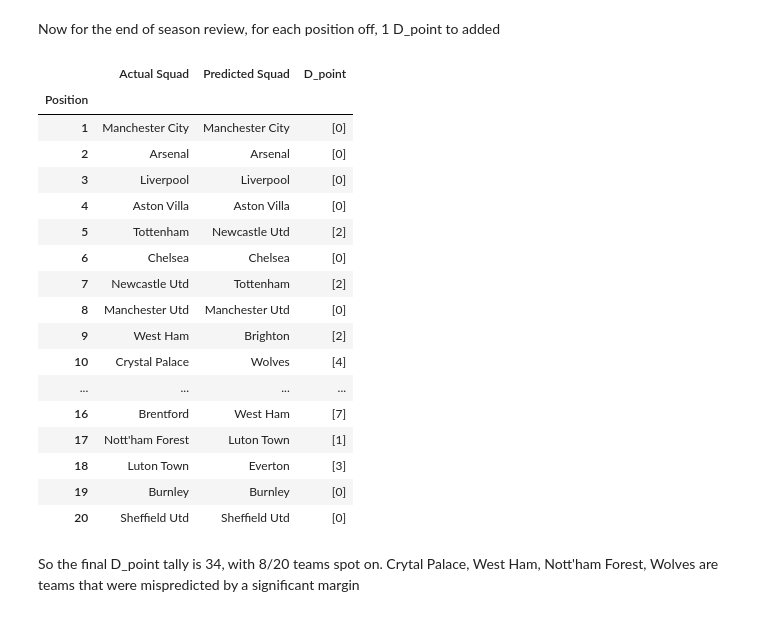
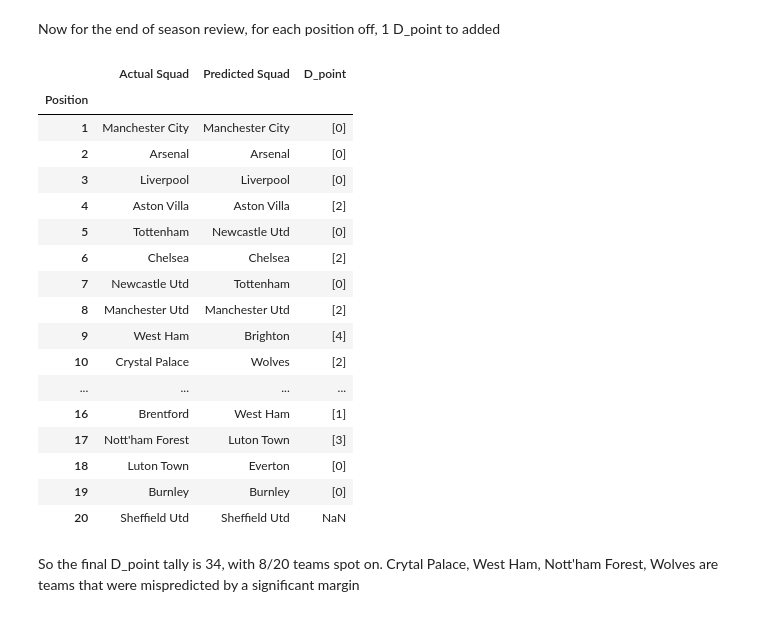
Before and after one commit to TQTien1/EPL-Predictions, a Jupyter notebook: EPL_predictor.ipynb, the cells around one changed output. Cells and saved outputs as stored; diff of their text form; code cells hidden in the pictures.

Commit message:
fix bug for dif_list

```diff
--- a/EPL_predictor.ipynb
+++ b/EPL_predictor.ipynb
@@ -416,37 +416,38 @@ From the finals standing, not much suprises can be seen.<br> <br> Manchester Cit
 Now for the end of season review, for each position off, 1 D_point to added
 # %%
 actual_23_24_table = pd.DataFrame({"Actual Squad":["Manchester City","Arsenal","Liverpool","Aston Villa", "Tottenham", "Chelsea", "Newcastle Utd", "Manchester Utd", "West Ham", "Crystal Palace", "Brighton", "Bournemouth", "Fulham", "Wolves", "Everton", "Brentford", "Nott'ham Forest", "Luton Town", "Burnley", "Sheffield Utd"], "Position": range(1,21)}).set_index("Position")
+dif_list = []
 for i in range (0, len(actual_23_24_table)):
         a = pd.DataFrame(actual_23_24_table.iloc[i]).iloc[0,0]
         b = pd.DataFrame(pred_table_23_24.iloc[i]).iloc[0,0]
         a_dif = np.array(actual_23_24_table.index[actual_23_24_table["Actual Squad"] == a])
         b_dif = np.array(actual_23_24_table.index[actual_23_24_table["Actual Squad"] == b])
         dif = abs(a_dif - b_dif)
-        dif_list
+
         dif_list.append(dif)
 
 
 comparision_table = actual_23_24_table.join(pred_table_23_24.drop(columns="Points")).join(pd.DataFrame({"D_point": dif_list}))
 comparision_table
 # %% [output]
 |  | Actual Squad | Predicted Squad | D_point |
 | Position |  |  |  |
 | 1 | Manchester City | Manchester City | [0] |
 | 2 | Arsenal | Arsenal | [0] |
 | 3 | Liverpool | Liverpool | [0] |
-| 4 | Aston Villa | Aston Villa | [0] |
-| 5 | Tottenham | Newcastle Utd | [2] |
-| 6 | Chelsea | Chelsea | [0] |
-| 7 | Newcastle Utd | Tottenham | [2] |
-| 8 | Manchester Utd | Manchester Utd | [0] |
-| 9 | West Ham | Brighton | [2] |
-| 10 | Crystal Palace | Wolves | [4] |
+| 4 | Aston Villa | Aston Villa | [2] |
+| 5 | Tottenham | Newcastle Utd | [0] |
+| 6 | Chelsea | Chelsea | [2] |
+| 7 | Newcastle Utd | Tottenham | [0] |
+| 8 | Manchester Utd | Manchester Utd | [2] |
+| 9 | West Ham | Brighton | [4] |
+| 10 | Crystal Palace | Wolves | [2] |
 | ... | ... | ... | ... |
-| 16 | Brentford | West Ham | [7] |
-| 17 | Nott'ham Forest | Luton Town | [1] |
-| 18 | Luton Town | Everton | [3] |
+| 16 | Brentford | West Ham | [1] |
+| 17 | Nott'ham Forest | Luton Town | [3] |
+| 18 | Luton Town | Everton | [0] |
 | 19 | Burnley | Burnley | [0] |
-| 20 | Sheffield Utd | Sheffield Utd | [0] |
+| 20 | Sheffield Utd | Sheffield Utd | NaN |
 # %% [markdown]
 So the final D_point tally is 34, with 8/20 teams spot on. Crytal Palace, West Ham, Nott'ham Forest, Wolves are teams that were mispredicted by a significant margin
 # %% [markdown]
```
